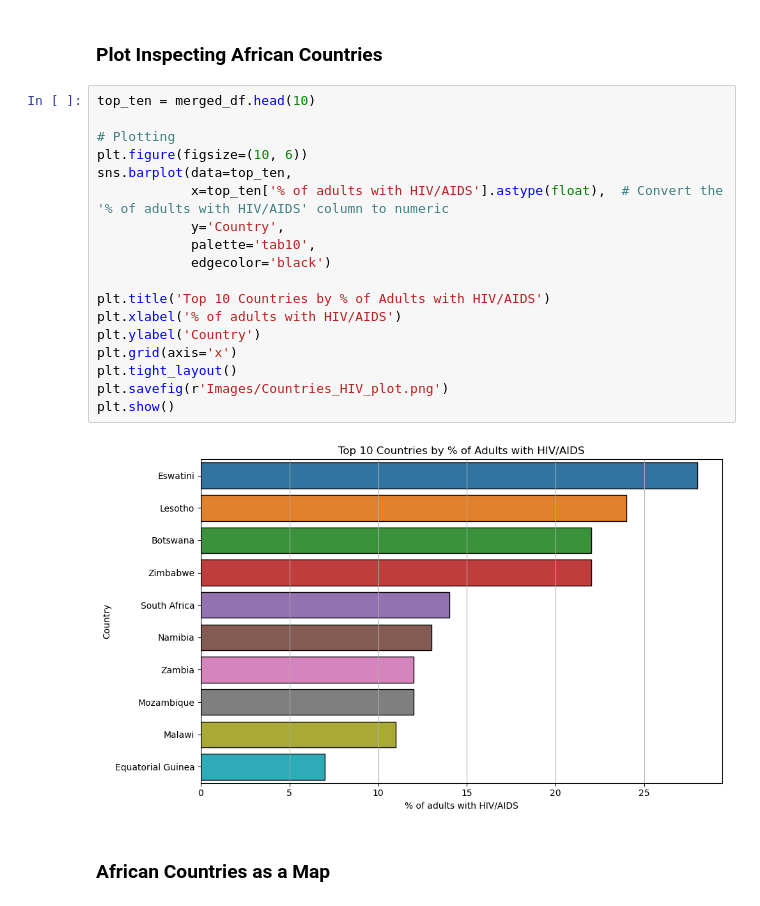
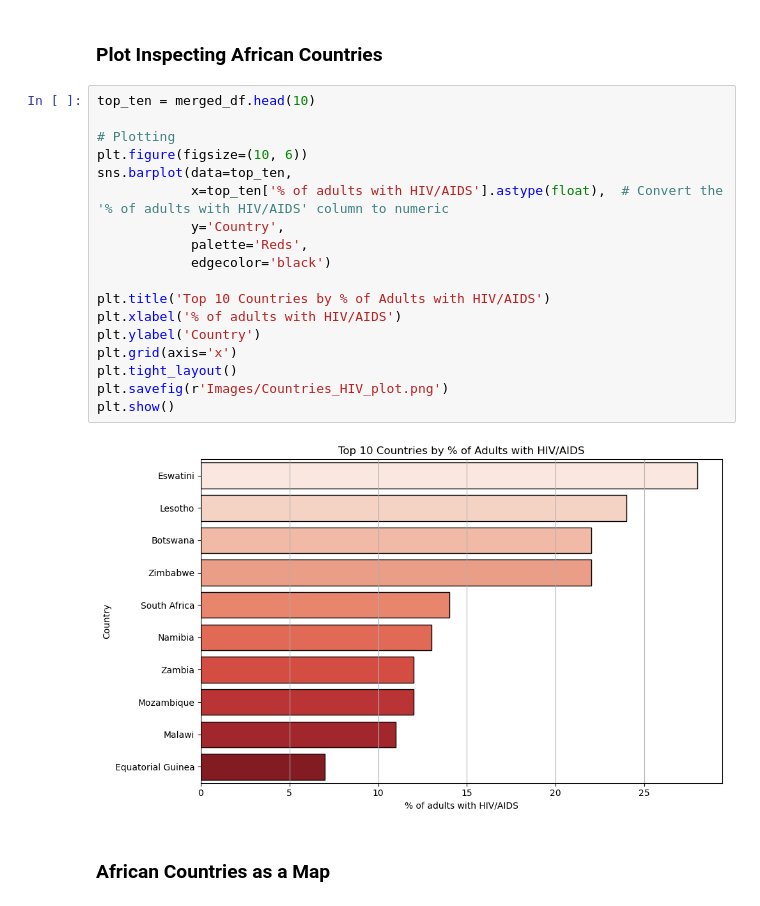
Before and after one commit to KofiBartonByfield/Blog-Code, a Jupyter notebook: Blog Notebook.ipynb, the cells around one changed output. Cells and saved outputs as stored; diff of their text form.

```diff
--- a/Blog Notebook.ipynb
+++ b/Blog Notebook.ipynb
@@ -298,23 +299,23 @@ plt.show()
 # %%
 top_ten = merged_df.head(10)
 
 # Plotting
 plt.figure(figsize=(10, 6))
 sns.barplot(data=top_ten,
             x=top_ten['% of adults with HIV/AIDS'].astype(float),  # Convert the '% of adults with HIV/AIDS' column to numeric
             y='Country',
-            palette='tab10',
+            palette='Reds',
             edgecolor='black')
 
 plt.title('Top 10 Countries by % of Adults with HIV/AIDS')
 plt.xlabel('% of adults with HIV/AIDS')
 plt.ylabel('Country')
 plt.grid(axis='x')
 plt.tight_layout()
 plt.savefig(r'Images/Countries_HIV_plot.png')
 plt.show()
 # %% [output]
-[figure, old version]
+[figure, new version]
 # %% [markdown]
 ### African Countries as a Map
 # %%
```
Also changed, not shown: parts of 5 cells of this notebook, 2 other files.
